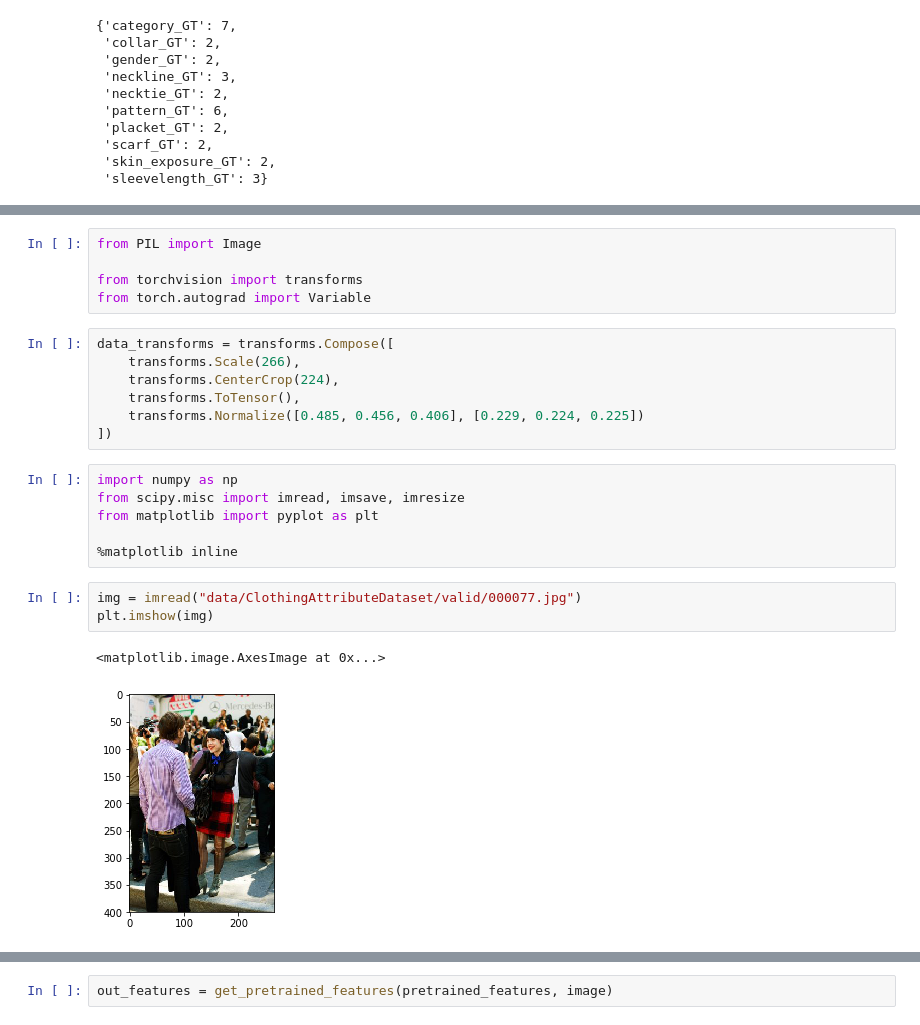
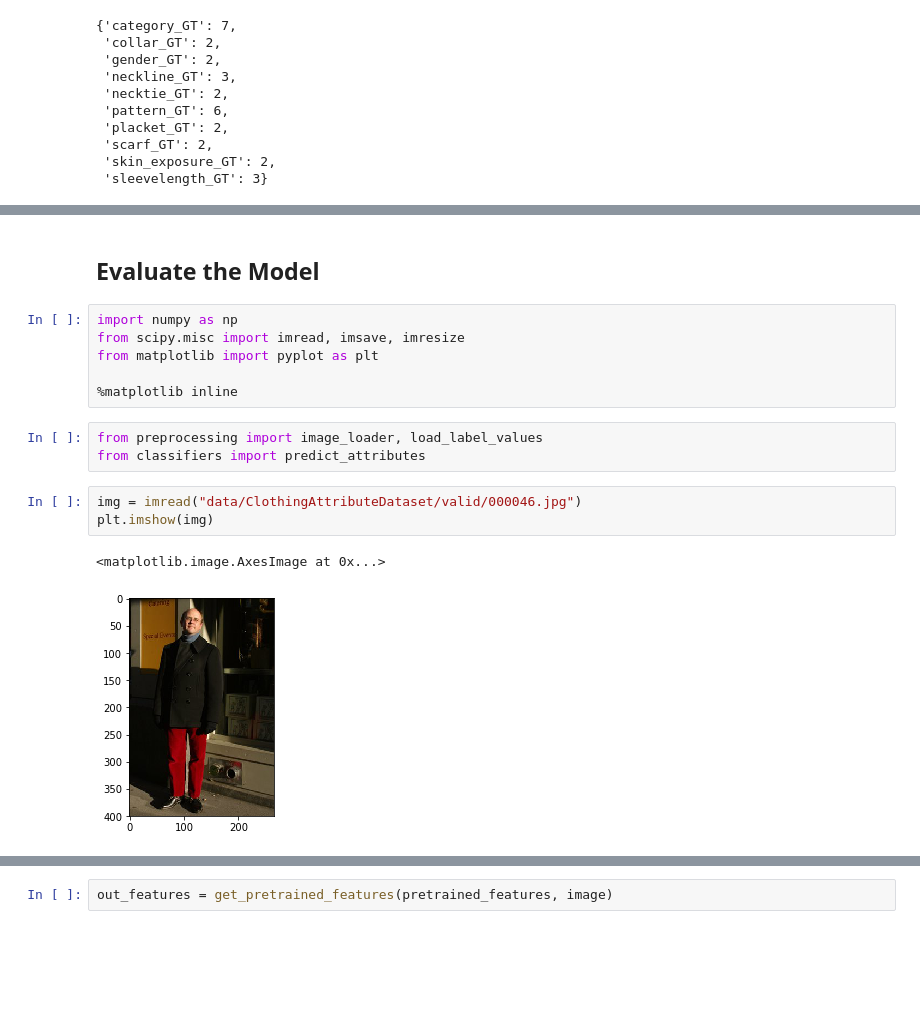
Before and after one commit to sampathweb/apparel-styles, a Jupyter notebook: ml_src/clothing-attributes-modular.ipynb, the cells around one changed output, grey strips where cells are left out. Drawn from its saved outputs; the diff is of its cells as text; blank space fills up the shorter version.

Commit message:
Add Model Changes

```diff
--- a/ml_src/clothing-attributes-modular.ipynb
+++ b/ml_src/clothing-attributes-modular.ipynb
@@ -111,24 +76,17 @@ Sequential (
-# %%
-from PIL import Image
-
-from torchvision import transforms
-from torch.autograd import Variable
-# %%
-data_transforms = transforms.Compose([
-    transforms.Scale(266),
-    transforms.CenterCrop(224),
-    transforms.ToTensor(),
-    transforms.Normalize([0.485, 0.456, 0.406], [0.229, 0.224, 0.225])
-])
+# %% [markdown]
+## Evaluate the Model
 # %%
 import numpy as np
 from scipy.misc import imread, imsave, imresize
 from matplotlib import pyplot as plt
 
 %matplotlib inline
+# %%
+from preprocessing import image_loader, load_label_values
+from classifiers import predict_attributes
 # %%
-img = imread("data/ClothingAttributeDataset/valid/000077.jpg")
+img = imread("data/ClothingAttributeDataset/valid/000046.jpg")
 plt.imshow(img)
 # %% [output]
 <matplotlib.image.AxesImage at 0x...>
-[figure, old version]
+[figure, new version]
```
Also changed, not shown: parts of 19 cells of this notebook, 13 other files.
